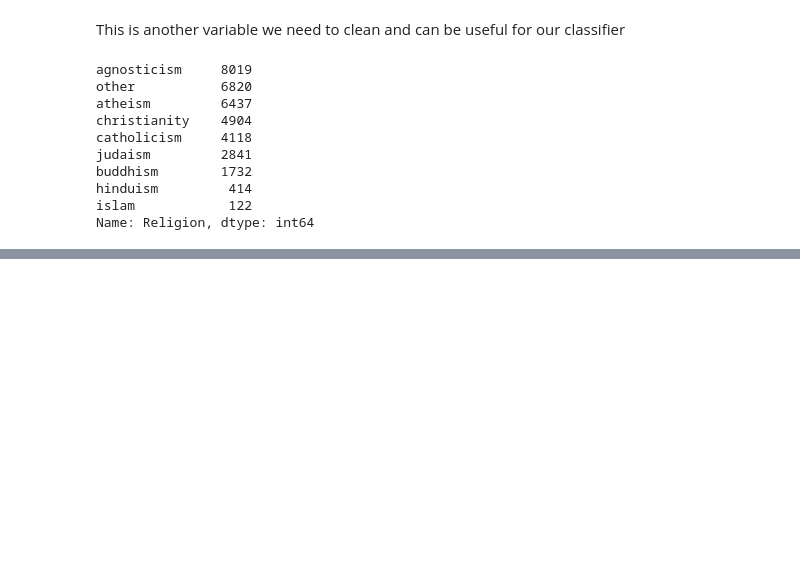
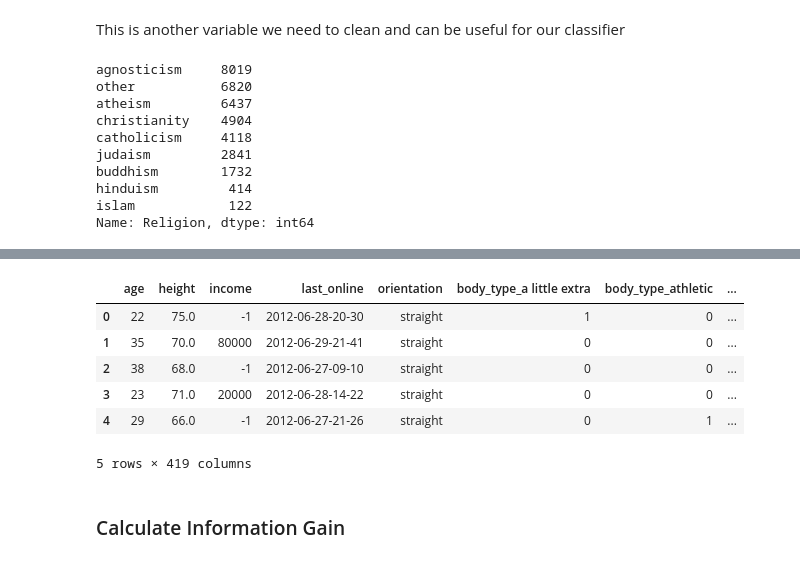
Before and after one commit to brianellis1997/DateAScientist, a Jupyter notebook: date-a-scientist.ipynb, the cells around one changed output, grey strips where cells are left out. Drawn from its saved outputs; the diff is of its cells as text; code cells hidden in the pictures; blank space fills up the shorter version.

```diff
--- a/date-a-scientist.ipynb
+++ b/date-a-scientist.ipynb
@@ -1159,3 +1159,8 @@ buddhism        1732
 hinduism         414
 islam            122
 Name: Religion, dtype: int64
+# %%
+df.drop('religion', axis = 1, inplace = True)
+# %%
+df.rename(columns={"Religion": "religion"}, inplace = True)
+df.info()
@@ -1161,0 +1185,4 @@ Name: Religion, dtype: int64
+# %%
+df['languages'] = df.speaks.str.split(',')
+print(df.languages.head())
+df.speaks.head()
@@ -1161,0 +1202,7 @@ Name: Religion, dtype: int64
+# %%
+df['Languages'] = df['languages'].apply(lambda x: 2 if isinstance(x, list) and len(x) > 1 else 1)
+
+df.drop(columns = ['languages', 'speaks'], axis = 1, inplace = True)
+df.rename(columns={"Languages": "languages"}, inplace = True)
+
+df['languages'].head()
@@ -1161,0 +1296,16 @@ Name: Religion, dtype: int64
+# %%
+# Specify the list of categorical variables to encode
+categorical_vars = ['body_type', 'diet', 'drinks', 'drugs', 'education', 'ethnicity', 'job',
+                    'offspring', 'pets', 'sex', 'sign', 'smokes', 'status', 'City', 'religion', 'languages']
+
+# Perform one-hot encoding
+df_encoded = pd.get_dummies(df, columns=categorical_vars)
+df_encoded.head()
+# %% [output]
+|  | age | height | income | last_online | orientation | body_type_a little extra | body_type_athletic | ... |
+| 0 | 22 | 75.0 | -1 | 2012-06-28-20-30 | straight | 1 | 0 | ... |
+| 1 | 35 | 70.0 | 80000 | 2012-06-29-21-41 | straight | 0 | 0 | ... |
+| 2 | 38 | 68.0 | -1 | 2012-06-27-09-10 | straight | 0 | 0 | ... |
+| 3 | 23 | 71.0 | 20000 | 2012-06-28-14-22 | straight | 0 | 0 | ... |
+| 4 | 29 | 66.0 | -1 | 2012-06-27-21-26 | straight | 0 | 1 | ... |
+5 rows × 419 columns
@@ -1161,0 +1314,2 @@ Name: Religion, dtype: int64
+# %% [markdown]
+### Calculate Information Gain
```
Also changed, not shown: parts of 28 cells of this notebook.
